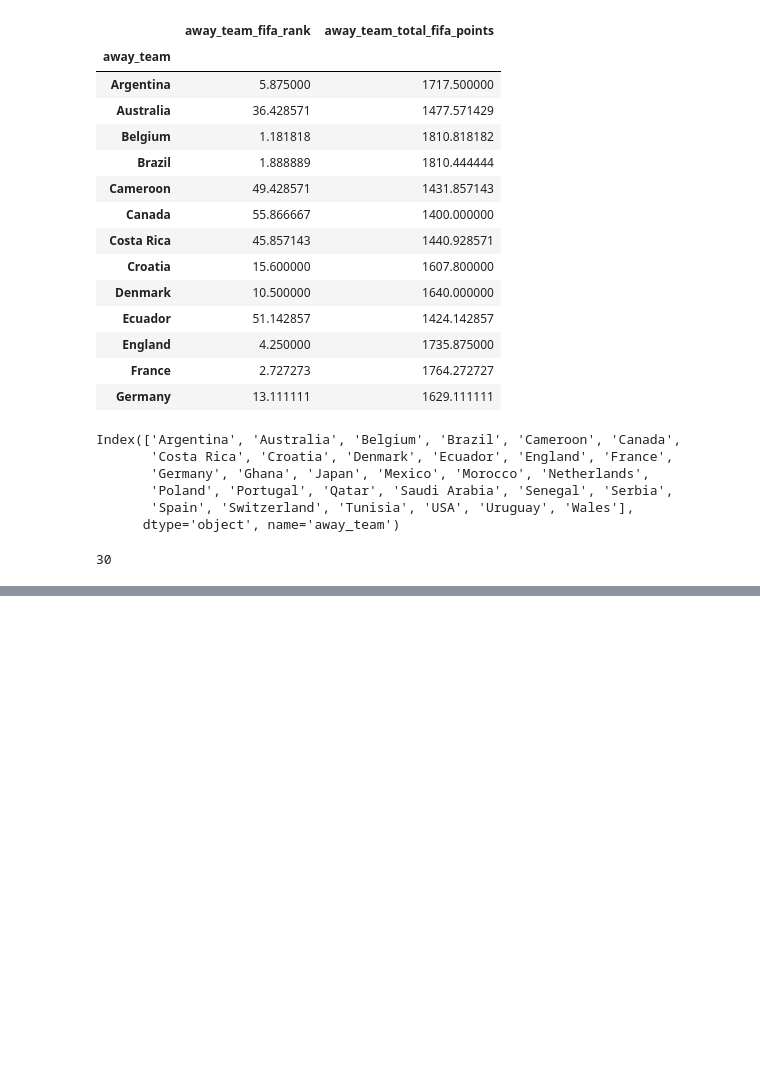
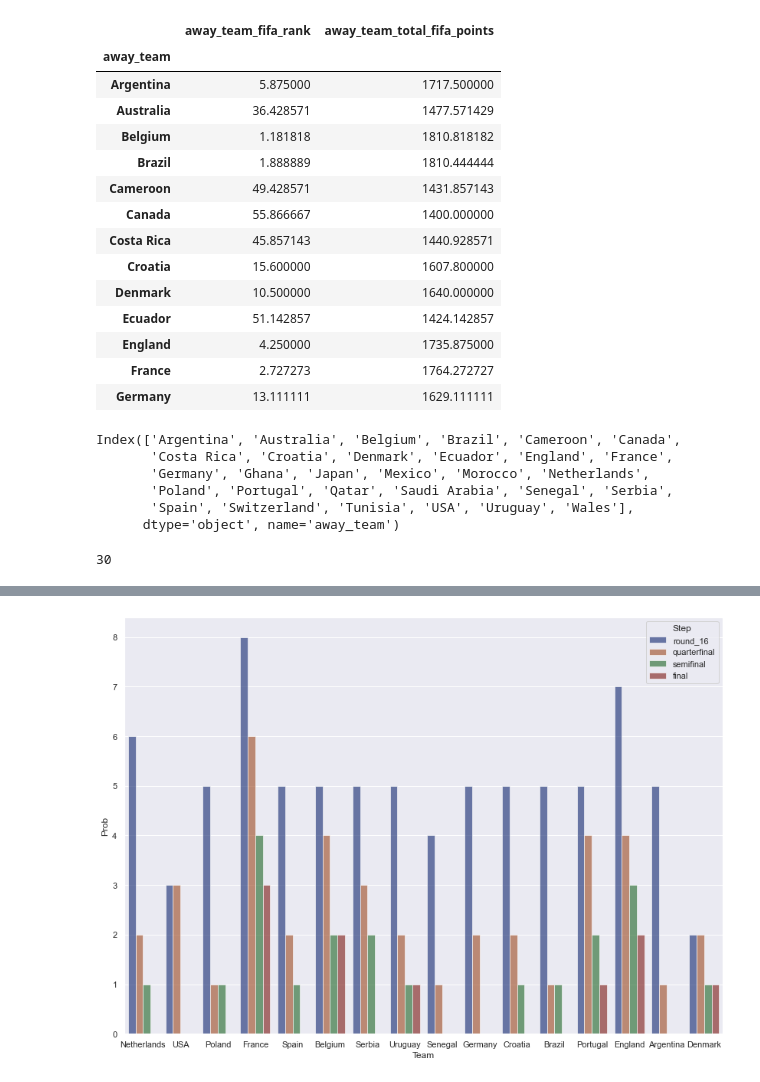
Before and after one commit to rodrigolaa/World-Cup-Prediction, a Jupyter notebook: WorldCup_Simulator/WorldCup2022.ipynb, the cells around one changed output, grey strips where cells are left out. Cells and saved outputs as stored; diff of their text form; code cells hidden in the pictures; blank space fills up the shorter version.

```diff
--- a/WorldCup_Simulator/WorldCup2022.ipynb
+++ b/WorldCup_Simulator/WorldCup2022.ipynb
@@ -352,0 +411,10 @@ plt.show()
+# %%
+import seaborn as sns
+
+sns.set_theme(style="whitegrid")
+sns.set(rc={'figure.figsize':(14,10)})
+
+# Draw a nested barplot by Team and Step
+g = sns.barplot(data=df_results, x="Team",y='Prob', hue="Step", estimator=sum, palette="dark", alpha=.6)
+# %% [output]
+[figure, added]
```
Also changed, not shown: parts of 4 cells of this notebook, 1 other file.
